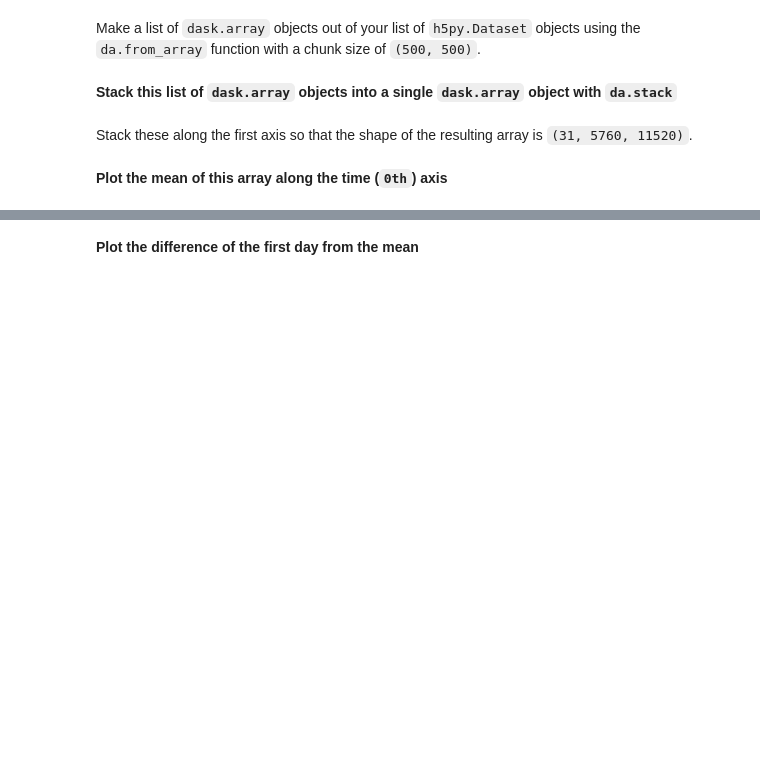
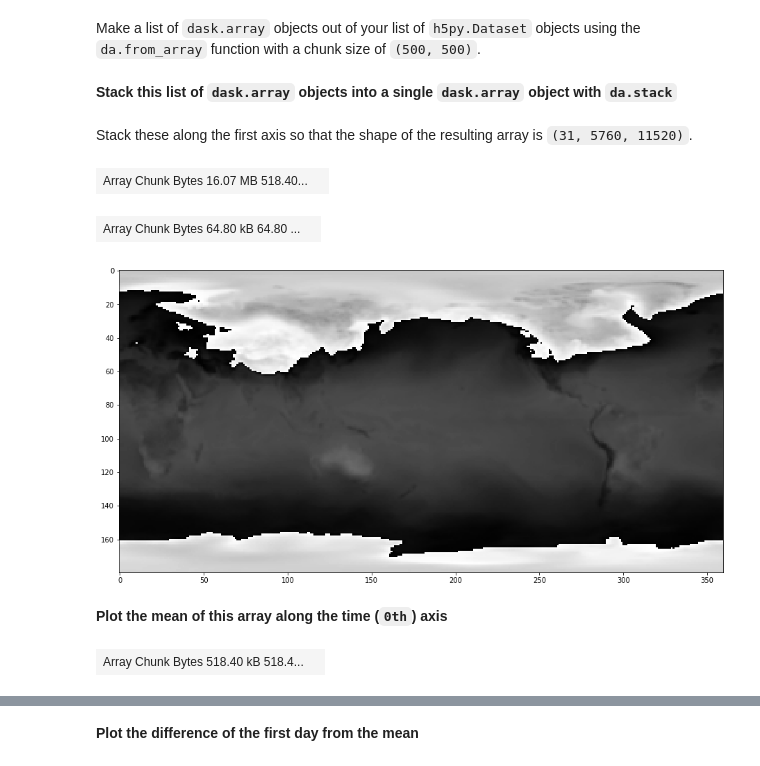
Before and after one commit to diogocaribe/dask-tutorial, a Jupyter notebook: 03_array.ipynb, the cells around one changed output, grey strips where cells are left out. Drawn from its saved outputs; the diff is of its cells as text; code cells hidden in the pictures; blank space fills up the shorter version.

Commit message:
Finished dask array.

```diff
--- a/03_array.ipynb
+++ b/03_array.ipynb
@@ -251,6 +255,6 @@ import h5py
 from glob import glob
 import os
 
-filenames = sorted(glob(os.path.join('data', 'weather-big', '*.hdf5')))
+filenames = sorted(glob(os.path.join('data', 'weather-small', '*.hdf5')))
 dsets = [h5py.File(filename, mode='r')['/t2m'] for filename in filenames]
 dsets[0]
@@ -275,11 +289,25 @@ Stack these along the first axis so that the shape of the resulting array is `(3
 # %%
 x = da.stack(arrays, axis=0)
 x
+# %% [output]
+| Array Chunk Bytes 16.07 MB 518.40... |  |
+# %%
+img0 = da.array(x[1], dtype='int8')
+img0
+# %% [output]
+| Array Chunk Bytes 64.80 kB 64.80 ... |  |
+# %%
+fig = plt.figure(figsize=(16, 8))
+plt.imshow(img0, cmap='gist_gray');
+# %% [output]
+[figure, added]
 # %% [markdown]
 **Plot the mean of this array along the time (`0th`) axis**
 # %%
-img = x.mean(axis=0)
-img
+img_mean = x.mean(axis=0)
+img_mean
+# %% [output]
+| Array Chunk Bytes 518.40 kB 518.4... |  |
 # %%
 # complete the following
 fig = plt.figure(figsize=(16, 8))
```
Also changed, not shown: parts of 13 cells of this notebook.
